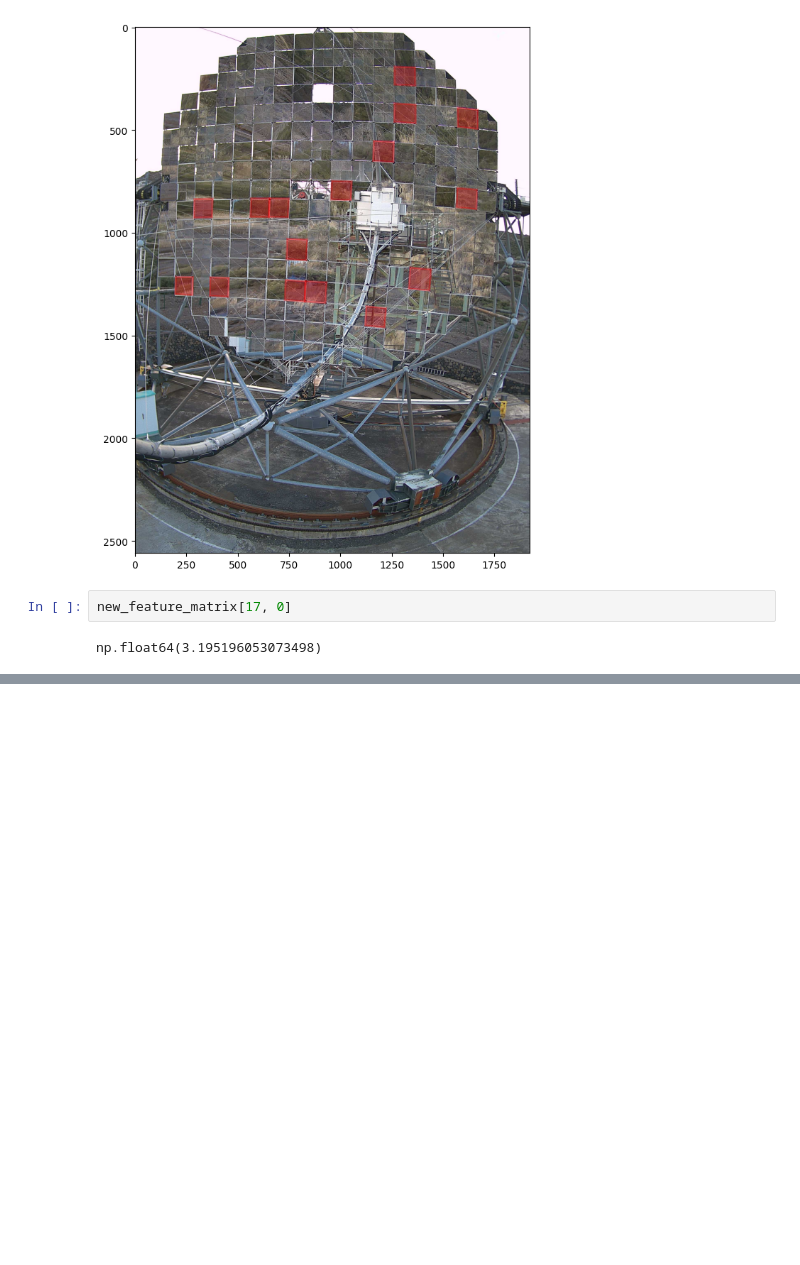
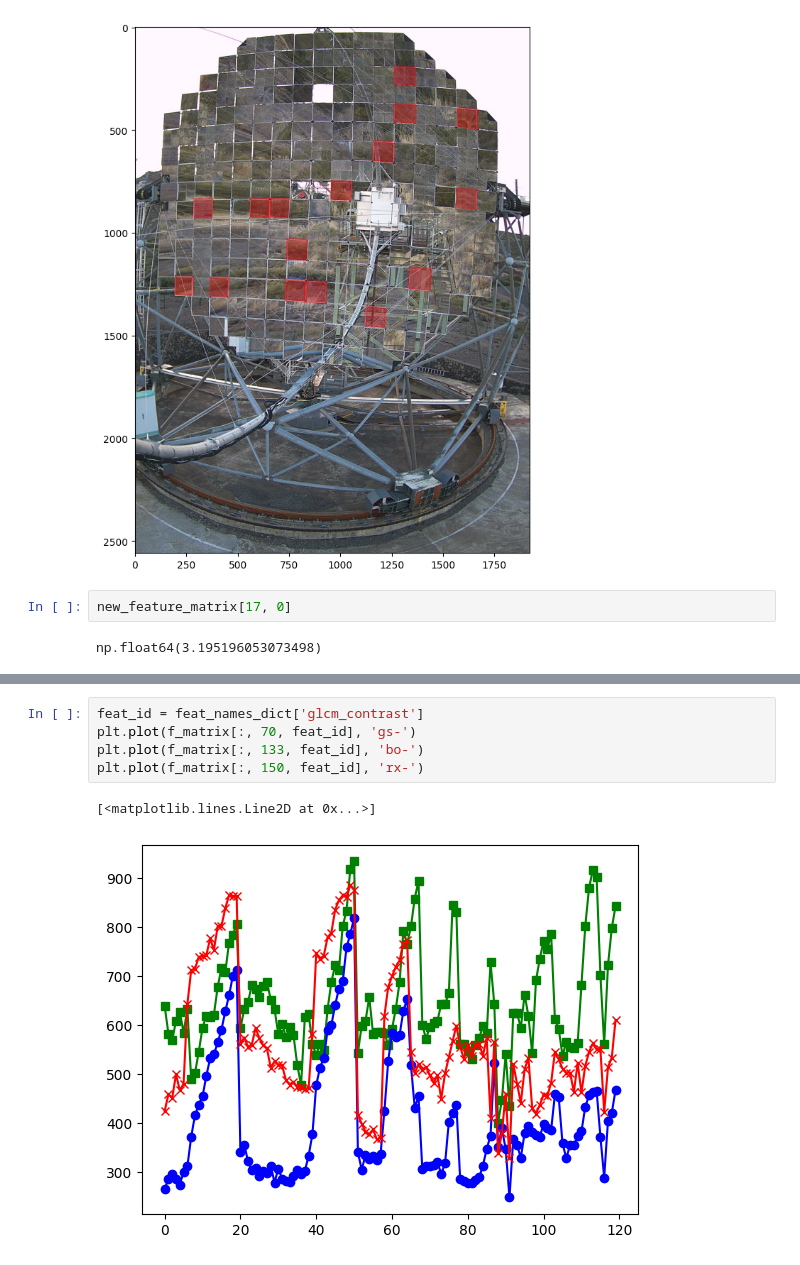
Before and after one commit to pawel21/Computer_vision_for_MAGIC, a Jupyter notebook: notebooks/create_baseline.ipynb, the cells around one changed output, grey strips where cells are left out. Drawn from its saved outputs; the diff is of its cells as text; blank space fills up the shorter version.

```diff
--- a/notebooks/create_baseline.ipynb
+++ b/notebooks/create_baseline.ipynb
@@ -207,0 +225,8 @@ plt.plot(f_matrix[:, 109, 9])
+# %%
+feat_id = feat_names_dict['glcm_contrast']
+plt.plot(f_matrix[:, 70, feat_id], 'gs-')
+plt.plot(f_matrix[:, 133, feat_id], 'bo-')
+plt.plot(f_matrix[:, 150, feat_id], 'rx-')
+# %% [output]
+[<matplotlib.lines.Line2D at 0x...>]
+[figure, added]
```
Also changed, not shown: parts of 4 cells of this notebook, 2 other files.
